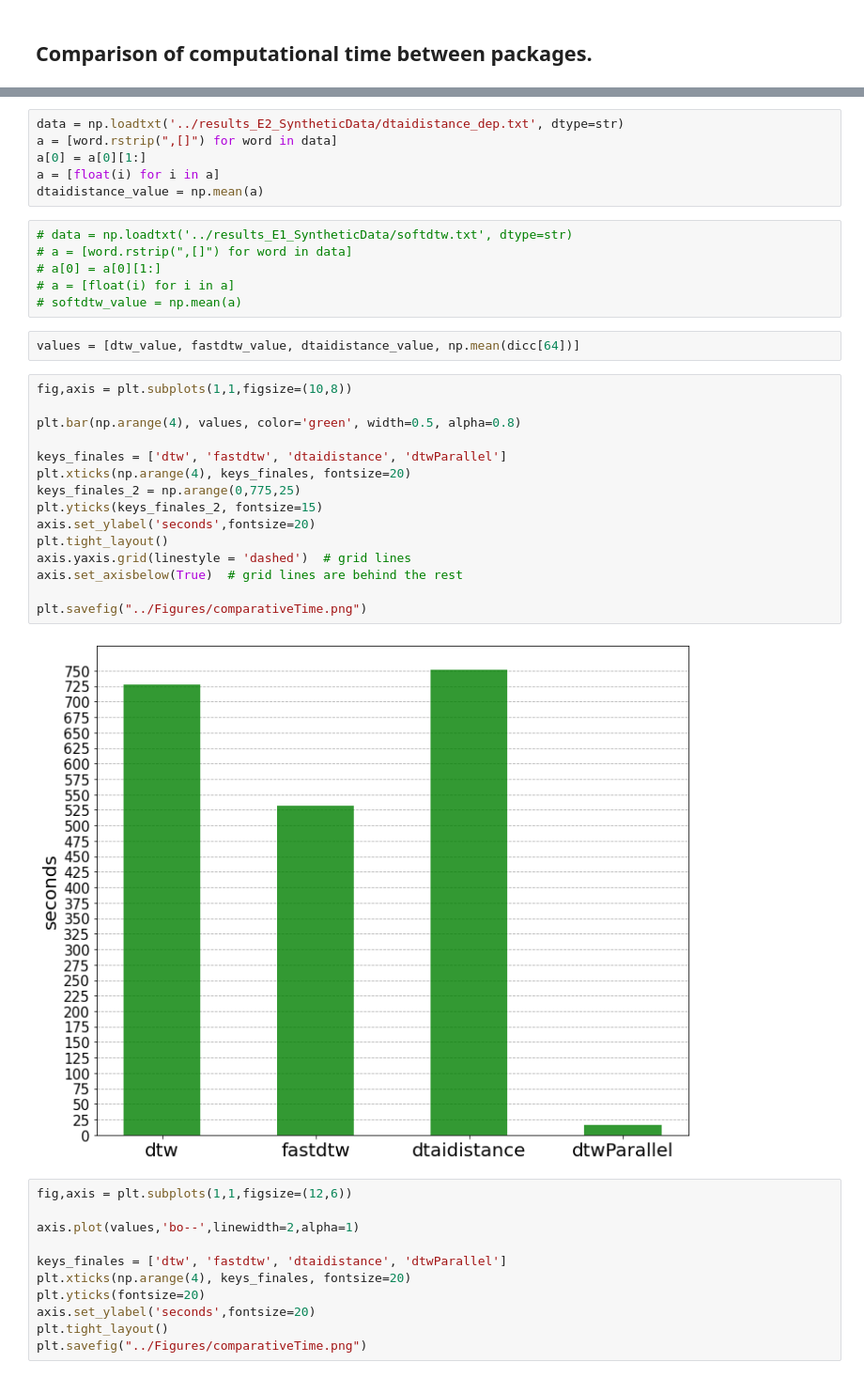
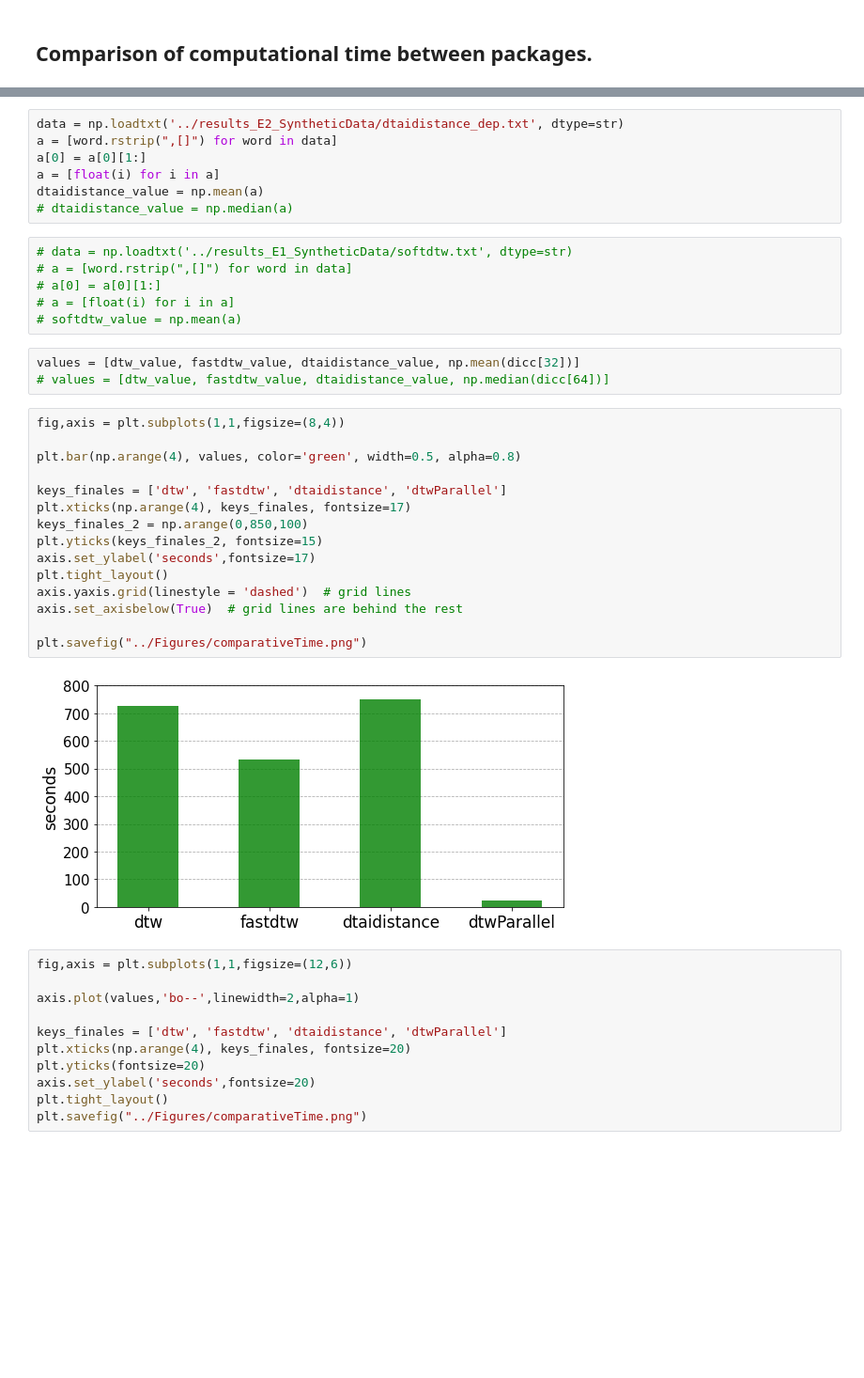
Before and after one commit to oscarescuderoarnanz/dtwParallel, a Jupyter notebook: exampleData/CodeExamples/plot_timeExamples.ipynb, the cells around one changed output, grey strips where cells are left out. Shown: that part at 94% size. Cells and saved outputs as stored; diff of their text form; blank space fills up the shorter version.

```diff
--- a/exampleData/CodeExamples/plot_timeExamples.ipynb
+++ b/exampleData/CodeExamples/plot_timeExamples.ipynb
@@ -211,6 +213,7 @@ a = [word.rstrip(",[]") for word in data]
 a[0] = a[0][1:]
 a = [float(i) for i in a]
 dtaidistance_value = np.mean(a)
+# dtaidistance_value = np.median(a)
 # %%
 # data = np.loadtxt('../results_E1_SyntheticData/softdtw.txt', dtype=str)
 # a = [word.rstrip(",[]") for word in data]
@@ -218,24 +221,25 @@ dtaidistance_value = np.mean(a)
 # a = [float(i) for i in a]
 # softdtw_value = np.mean(a)
 # %%
-values = [dtw_value, fastdtw_value, dtaidistance_value, np.mean(dicc[64])]
+values = [dtw_value, fastdtw_value, dtaidistance_value, np.mean(dicc[32])]
+# values = [dtw_value, fastdtw_value, dtaidistance_value, np.median(dicc[64])]
 # %%
-fig,axis = plt.subplots(1,1,figsize=(10,8))
+fig,axis = plt.subplots(1,1,figsize=(8,4))
 
 plt.bar(np.arange(4), values, color='green', width=0.5, alpha=0.8)
 
 keys_finales = ['dtw', 'fastdtw', 'dtaidistance', 'dtwParallel']
-plt.xticks(np.arange(4), keys_finales, fontsize=20)
-keys_finales_2 = np.arange(0,775,25)
+plt.xticks(np.arange(4), keys_finales, fontsize=17)
+keys_finales_2 = np.arange(0,850,100)
 plt.yticks(keys_finales_2, fontsize=15)
-axis.set_ylabel('seconds',fontsize=20)
+axis.set_ylabel('seconds',fontsize=17)
 plt.tight_layout()
 axis.yaxis.grid(linestyle = 'dashed')  # grid lines
 axis.set_axisbelow(True)  # grid lines are behind the rest
 
 plt.savefig("../Figures/comparativeTime.png")
 # %% [output]
-[figure, old version]
+[figure, new version]
 # %%
 fig,axis = plt.subplots(1,1,figsize=(12,6))
 
```
Also changed, not shown: parts of 3 cells of this notebook, 10 other files.
